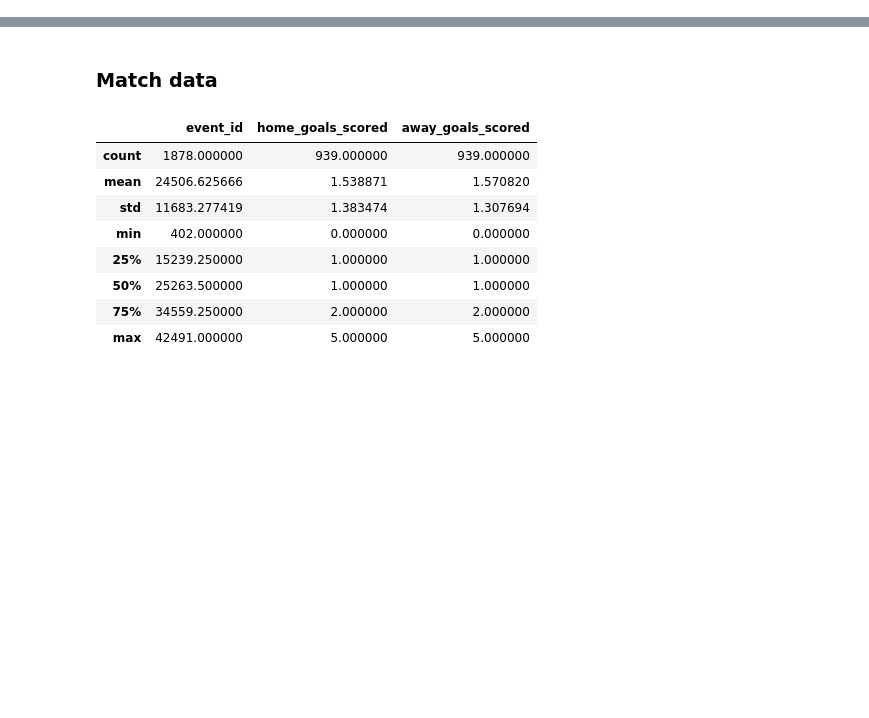
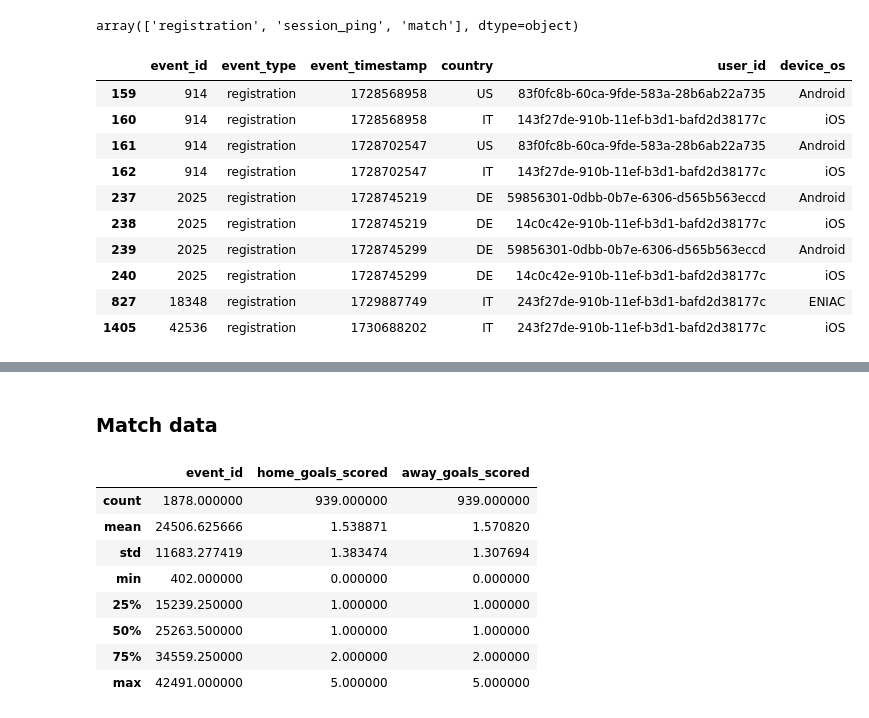
Before and after one commit to ZekiMilovan001/NordeusDE, a Jupyter notebook: test.ipynb, the cells around one changed output, grey strips where cells are left out. Cells and saved outputs as stored; diff of their text form; code cells hidden in the pictures; blank space fills up the shorter version.

```diff
--- a/test.ipynb
+++ b/test.ipynb
@@ -1,3 +1,38 @@
 # %%
 import pandas as pd
+# %%
+df = pd.read_json('events.jsonl', lines = True)
+df['event_type'].unique()
+# %% [output]
+array(['registration', 'session_ping', 'match'], dtype=object)
+# %%
+def parse_event_info(df):
+    unified_data  = []
+    #print(pd.DataFrame(list(df['event_data'].values)))
+    for event_id, event in zip(df['event_id'].values, df['event_data'].values):
+        unified_event = {'event_id': event_id, **event}
+        unified_data.append(unified_event)
+    df = df.drop('event_data', axis = 1)
+    #df = df.drop(['event_data', 'event_type'], axis = 1)
+    df_event_data = pd.DataFrame(unified_data)
+
+    return df, df_event_data
+# %%
+df_registers = df[df['event_type'] == 'registration']
+df_registers, register_data = parse_event_info(df_registers)
+kk = df_registers.merge(register_data, on = 'event_id')
+duplicates = kk[kk.duplicated(subset='user_id', keep=False)]
+duplicates
+# %% [output]
+|  | event_id | event_type | event_timestamp | country | user_id | device_os |
+| 159 | 914 | registration | 1728568958 | US | 83f0fc8b-60ca-9fde-583a-28b6ab22a735 | Android |
+| 160 | 914 | registration | 1728568958 | IT | 143f27de-910b-11ef-b3d1-bafd2d38177c | iOS |
+| 161 | 914 | registration | 1728702547 | US | 83f0fc8b-60ca-9fde-583a-28b6ab22a735 | Android |
+| 162 | 914 | registration | 1728702547 | IT | 143f27de-910b-11ef-b3d1-bafd2d38177c | iOS |
+| 237 | 2025 | registration | 1728745219 | DE | 59856301-0dbb-0b7e-6306-d565b563eccd | Android |
+| 238 | 2025 | registration | 1728745219 | DE | 14c0c42e-910b-11ef-b3d1-bafd2d38177c | iOS |
+| 239 | 2025 | registration | 1728745299 | DE | 59856301-0dbb-0b7e-6306-d565b563eccd | Android |
+| 240 | 2025 | registration | 1728745299 | DE | 14c0c42e-910b-11ef-b3d1-bafd2d38177c | iOS |
+| 827 | 18348 | registration | 1729887749 | IT | 243f27de-910b-11ef-b3d1-bafd2d38177c | ENIAC |
+| 1405 | 42536 | registration | 1730688202 | IT | 243f27de-910b-11ef-b3d1-bafd2d38177c | iOS |
 # %%
```
Also changed, not shown: parts of 7 cells of this notebook.
